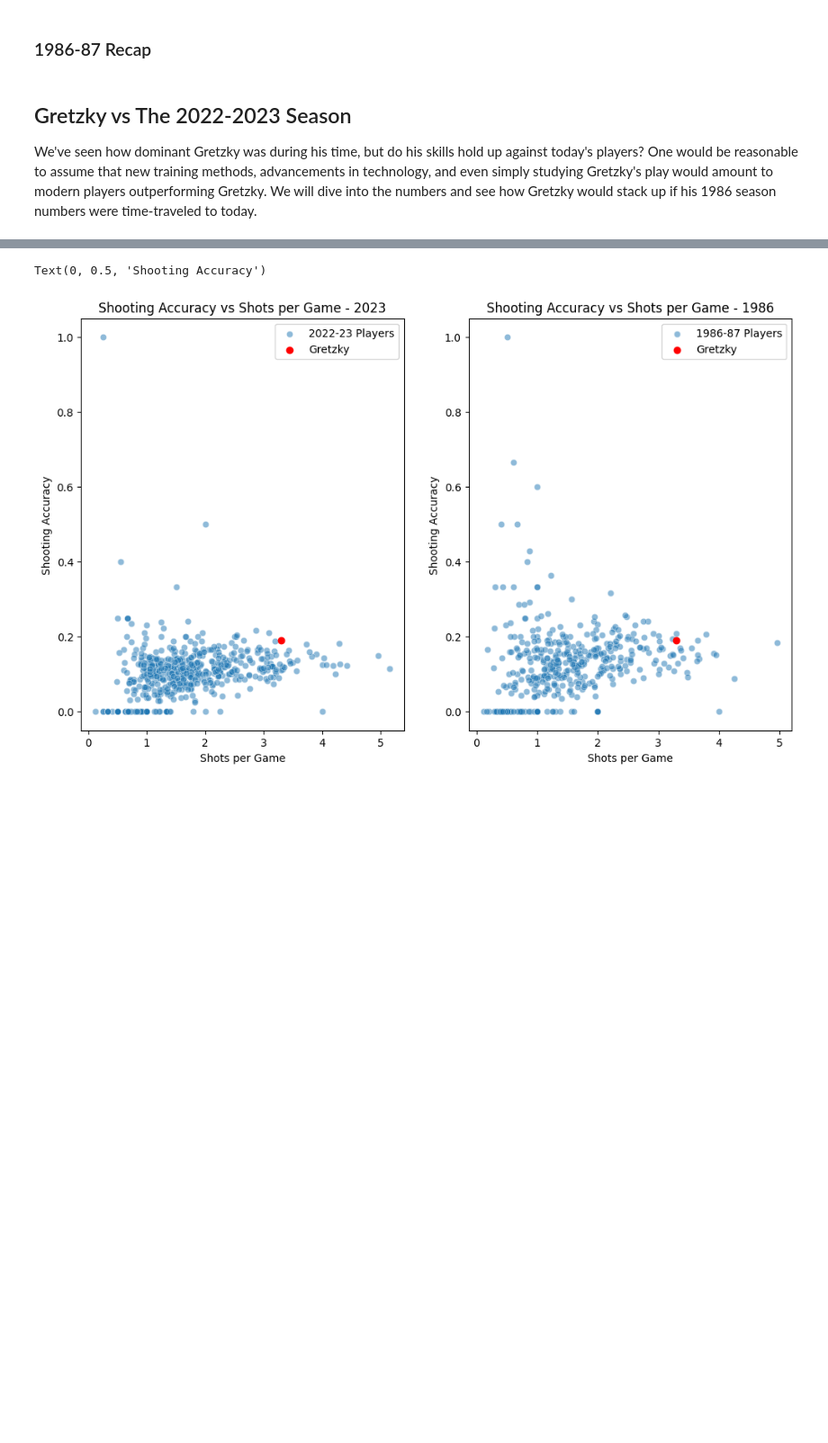
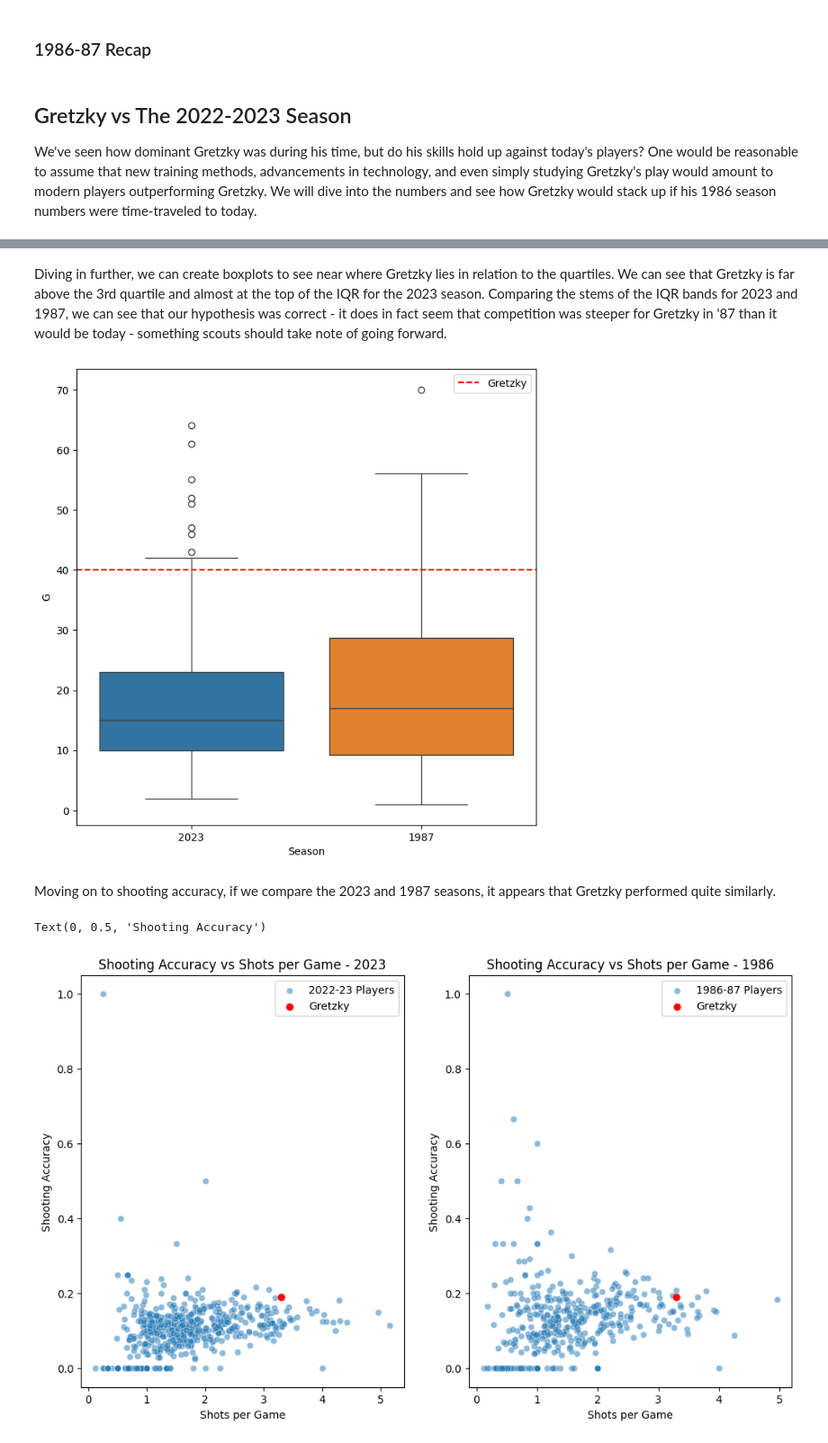
Before and after one commit to philbeet/How-Great-was-The-Great-One, a Jupyter notebook: main.ipynb, the cells around one changed output, grey strips where cells are left out. Shown at 90% size. Drawn from its saved outputs; the diff is of its cells as text; code cells hidden in the pictures; blank space fills up the shorter version.

Commit message:
progress on 2022 season

```diff
--- a/main.ipynb
+++ b/main.ipynb
@@ -383,3 +403,23 @@ Shooting accuracy
+# %% [markdown]
+Diving in further, we can create boxplots to see near where Gretzky lies in relation to the quartiles. We can see that Gretzky is far above the 3rd quartile and almost at the top of the IQR for the 2023 season. Comparing the stems of the IQR bands for 2023 and 1987, we can see that our hypothesis was correct - it does in fact seem that competition was steeper for Gretzky in '87 than it would be today - something scouts should take note of going forward.
+# %%
+boxplot23data = szn_23_df[szn_23_df['GP']>50]
+boxplot87data = szn_87_df[szn_87_df['GP']>50]
+
+boxplot23data['Season'] = "2023"
+boxplot87data['Season'] = "1987"
+combined_df_greaterthan50 = pd.concat([boxplot23data, boxplot87data])
+combined_df_greaterthan50.drop_duplicates(subset=['Player'], inplace=True)
+
+plt.figure(figsize=(8,8))
+sns.boxplot(combined_df_greaterthan50, y="G", x="Season", hue="Season")
+plt.axhline([szn_23_df[szn_23_df["Player"]=="Wayne Gretzky*"]["G"]], linestyle="--", color="red", label="Gretzky")
+plt.legend()
+plt.show()
+# %% [output]
+[figure, added]
+# %% [markdown]
+Moving on to shooting accuracy, if we compare the 2023 and 1987 seasons, it appears that Gretzky performed quite similarly.
 # %%
 plt.figure(figsize=(12,7))
 plt.subplot(1,2,1)
```
Also changed, not shown: parts of 12 cells of this notebook.
